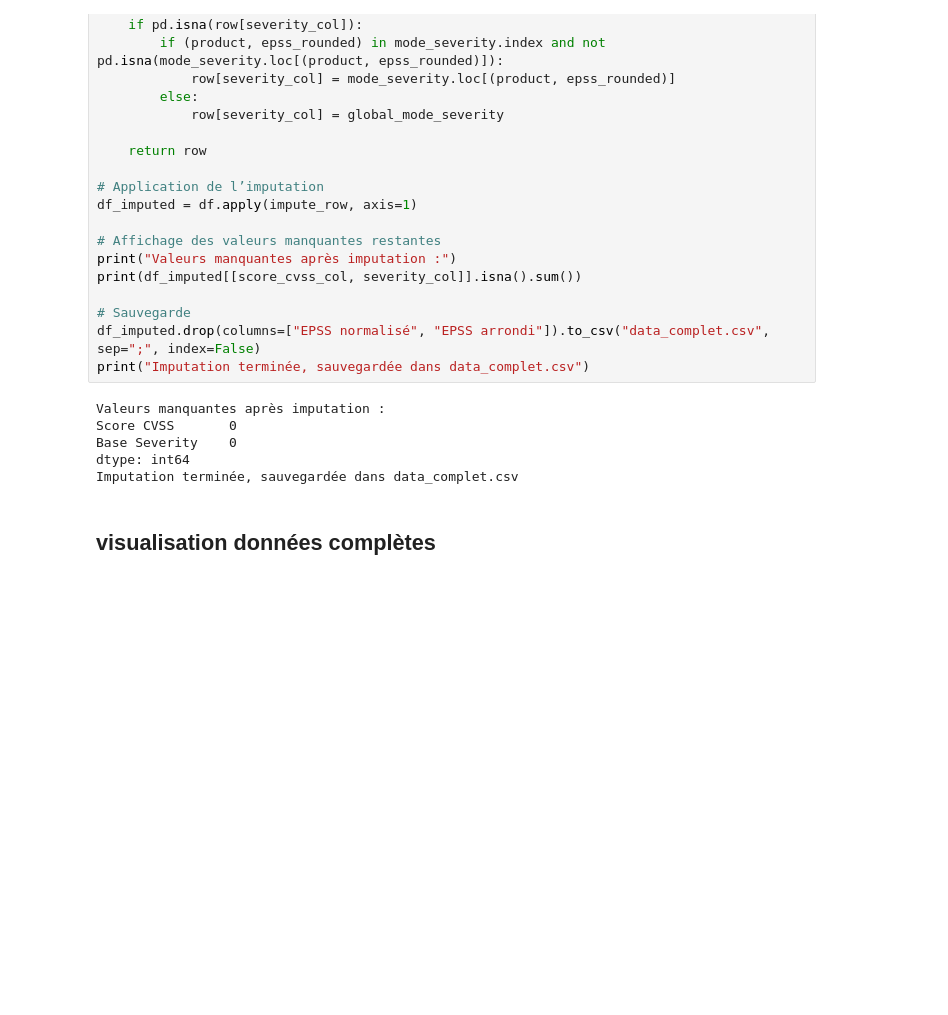
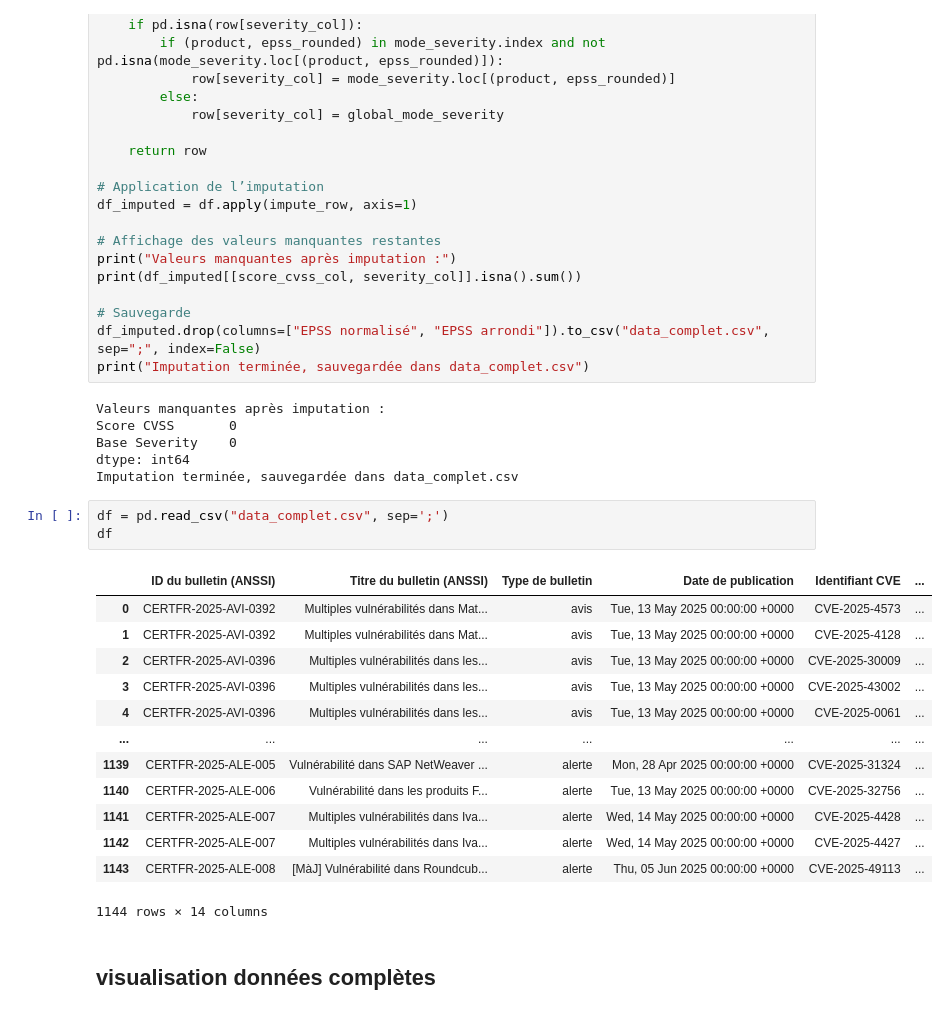
Before and after one commit to AdrienAssd/AdrienAssd-ANSSI_CVE_IA, a Jupyter notebook: ANSSI_CVE_IA.ipynb, the cells around one changed output. Drawn from its saved outputs; the diff is of its cells as text; blank space fills up the shorter version.

```diff
--- a/ANSSI_CVE_IA.ipynb
+++ b/ANSSI_CVE_IA.ipynb
@@ -518,6 +531,23 @@ Score CVSS       0
 Base Severity    0
 dtype: int64
 Imputation terminée, sauvegardée dans data_complet.csv
+# %%
+df = pd.read_csv("data_complet.csv", sep=';')
+df
+# %% [output]
+|  | ID du bulletin (ANSSI) | Titre du bulletin (ANSSI) | Type de bulletin | Date de publication | Identifiant CVE | ... |
+| 0 | CERTFR-2025-AVI-0392 | Multiples vulnérabilités dans Mat... | avis | Tue, 13 May 2025 00:00:00 +0000 | CVE-2025-4573 | ... |
+| 1 | CERTFR-2025-AVI-0392 | Multiples vulnérabilités dans Mat... | avis | Tue, 13 May 2025 00:00:00 +0000 | CVE-2025-4128 | ... |
+| 2 | CERTFR-2025-AVI-0396 | Multiples vulnérabilités dans les... | avis | Tue, 13 May 2025 00:00:00 +0000 | CVE-2025-30009 | ... |
+| 3 | CERTFR-2025-AVI-0396 | Multiples vulnérabilités dans les... | avis | Tue, 13 May 2025 00:00:00 +0000 | CVE-2025-43002 | ... |
+| 4 | CERTFR-2025-AVI-0396 | Multiples vulnérabilités dans les... | avis | Tue, 13 May 2025 00:00:00 +0000 | CVE-2025-0061 | ... |
+| ... | ... | ... | ... | ... | ... | ... |
+| 1139 | CERTFR-2025-ALE-005 | Vulnérabilité dans SAP NetWeaver ... | alerte | Mon, 28 Apr 2025 00:00:00 +0000 | CVE-2025-31324 | ... |
+| 1140 | CERTFR-2025-ALE-006 | Vulnérabilité dans les produits F... | alerte | Tue, 13 May 2025 00:00:00 +0000 | CVE-2025-32756 | ... |
+| 1141 | CERTFR-2025-ALE-007 | Multiples vulnérabilités dans Iva... | alerte | Wed, 14 May 2025 00:00:00 +0000 | CVE-2025-4428 | ... |
+| 1142 | CERTFR-2025-ALE-007 | Multiples vulnérabilités dans Iva... | alerte | Wed, 14 May 2025 00:00:00 +0000 | CVE-2025-4427 | ... |
+| 1143 | CERTFR-2025-ALE-008 | [MàJ] Vulnérabilité dans Roundcub... | alerte | Thu, 05 Jun 2025 00:00:00 +0000 | CVE-2025-49113 | ... |
+1144 rows × 14 columns
 # %% [markdown]
 ## visualisation données complètes
 # %%
```
Also changed, not shown: parts of 10 cells of this notebook, 3 other files.
